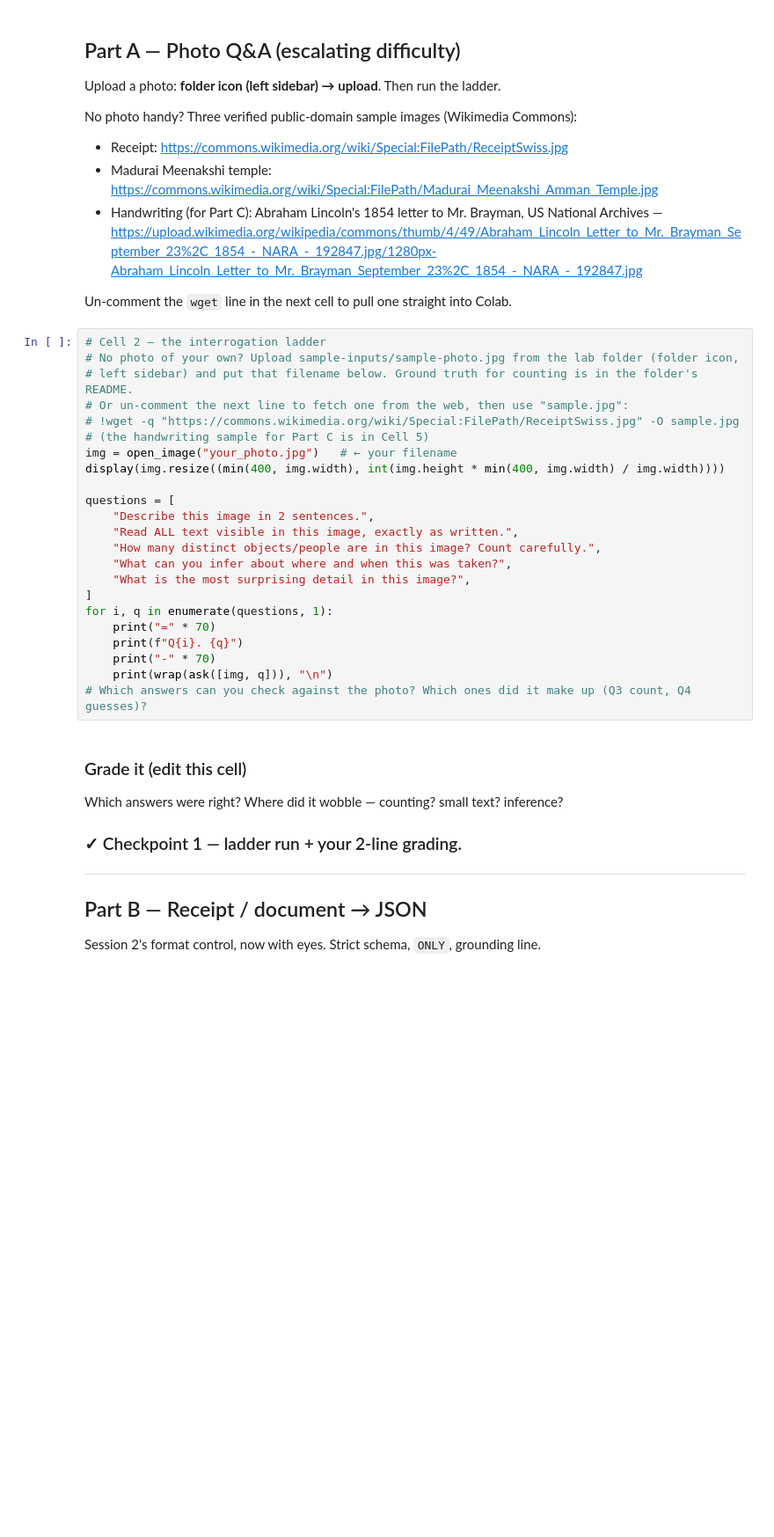
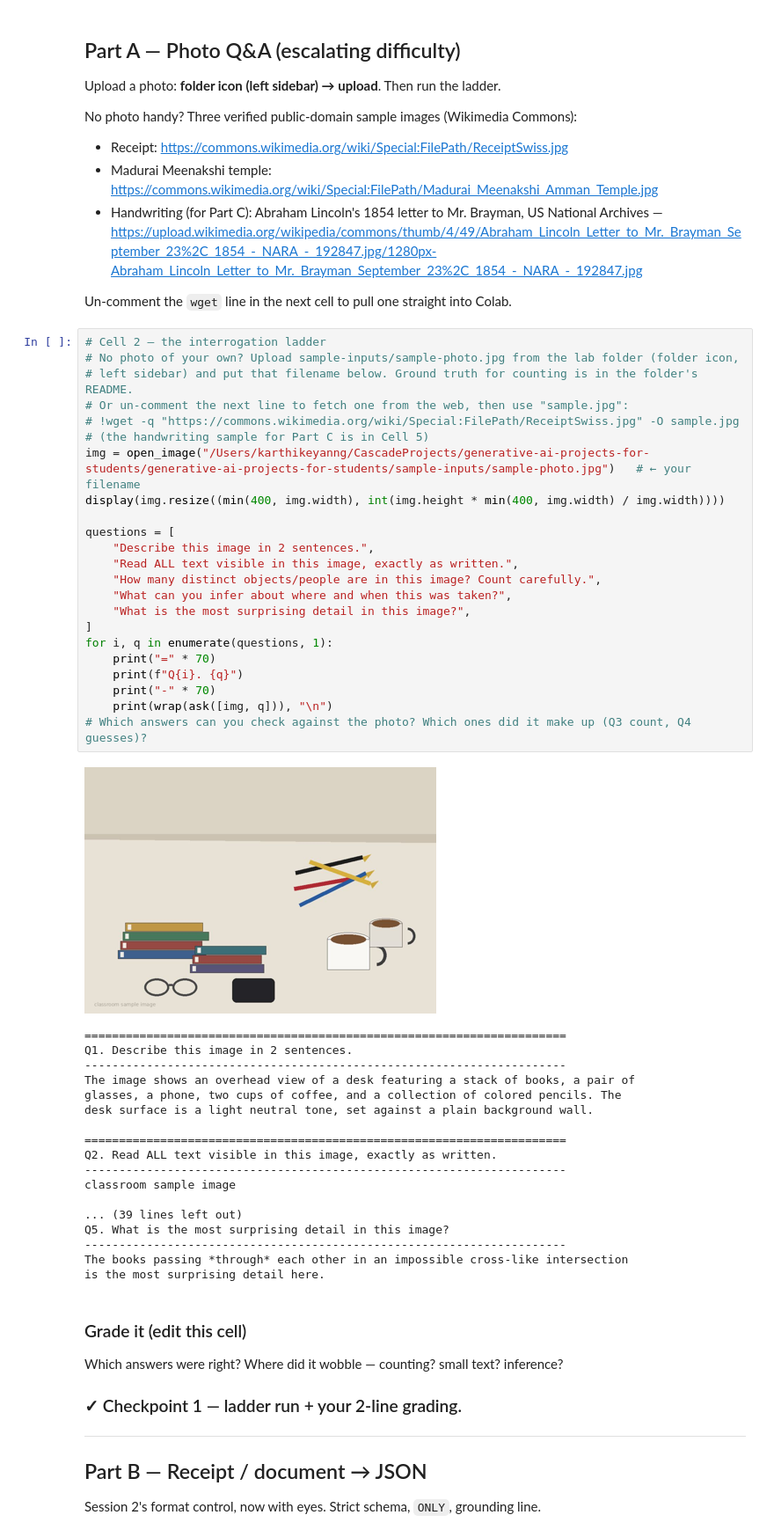
Before and after one commit to intrepidkarthi/blog, a Jupyter notebook: public/genai/labs/session-3/session_3_lab.ipynb, the cells around one changed output. Shown at 88% size. Drawn from its saved outputs; the diff is of its cells as text; blank space fills up the shorter version.

```diff
--- a/public/genai/labs/session-3/session_3_lab.ipynb
+++ b/public/genai/labs/session-3/session_3_lab.ipynb
@@ -95,26 +98,45 @@ Un-comment the `wget` line in the next cell to pull one straight into Colab.
 # %%
 # Cell 2 — the interrogation ladder
 # No photo of your own? Upload sample-inputs/sample-photo.jpg from the lab folder (folder icon,
 # left sidebar) and put that filename below. Ground truth for counting is in the folder's README.
 # Or un-comment the next line to fetch one from the web, then use "sample.jpg":
 # !wget -q "https://commons.wikimedia.org/wiki/Special:FilePath/ReceiptSwiss.jpg" -O sample.jpg
 # (the handwriting sample for Part C is in Cell 5)
-img = open_image("your_photo.jpg")   # ← your filename
+img = open_image("/Users/karthikeyanng/CascadeProjects/generative-ai-projects-for-students/generative-ai-projects-for-students/sample-inputs/sample-photo.jpg")   # ← your filename
 display(img.resize((min(400, img.width), int(img.height * min(400, img.width) / img.width))))
 
 questions = [
     "Describe this image in 2 sentences.",
     "Read ALL text visible in this image, exactly as written.",
     "How many distinct objects/people are in this image? Count carefully.",
     "What can you infer about where and when this was taken?",
     "What is the most surprising detail in this image?",
 ]
 for i, q in enumerate(questions, 1):
     print("=" * 70)
     print(f"Q{i}. {q}")
     print("-" * 70)
     print(wrap(ask([img, q])), "\n")
 # Which answers can you check against the photo? Which ones did it make up (Q3 count, Q4 guesses)?
+# %% [output]
+[figure, added]
+======================================================================
+Q1. Describe this image in 2 sentences.
+----------------------------------------------------------------------
+The image shows an overhead view of a desk featuring a stack of books, a pair of
+glasses, a phone, two cups of coffee, and a collection of colored pencils. The
+desk surface is a light neutral tone, set against a plain background wall.
+
+======================================================================
+Q2. Read ALL text visible in this image, exactly as written.
+----------------------------------------------------------------------
+classroom sample image
+
+... (39 lines left out)
+Q5. What is the most surprising detail in this image?
+----------------------------------------------------------------------
+The books passing *through* each other in an impossible cross-like intersection
+is the most surprising detail here.
 # %% [markdown]
 ### Grade it (edit this cell)
 Which answers were right? Where did it wobble — counting? small text? inference?
```
Also changed, not shown: parts of 2 cells of this notebook, 5 other files.
